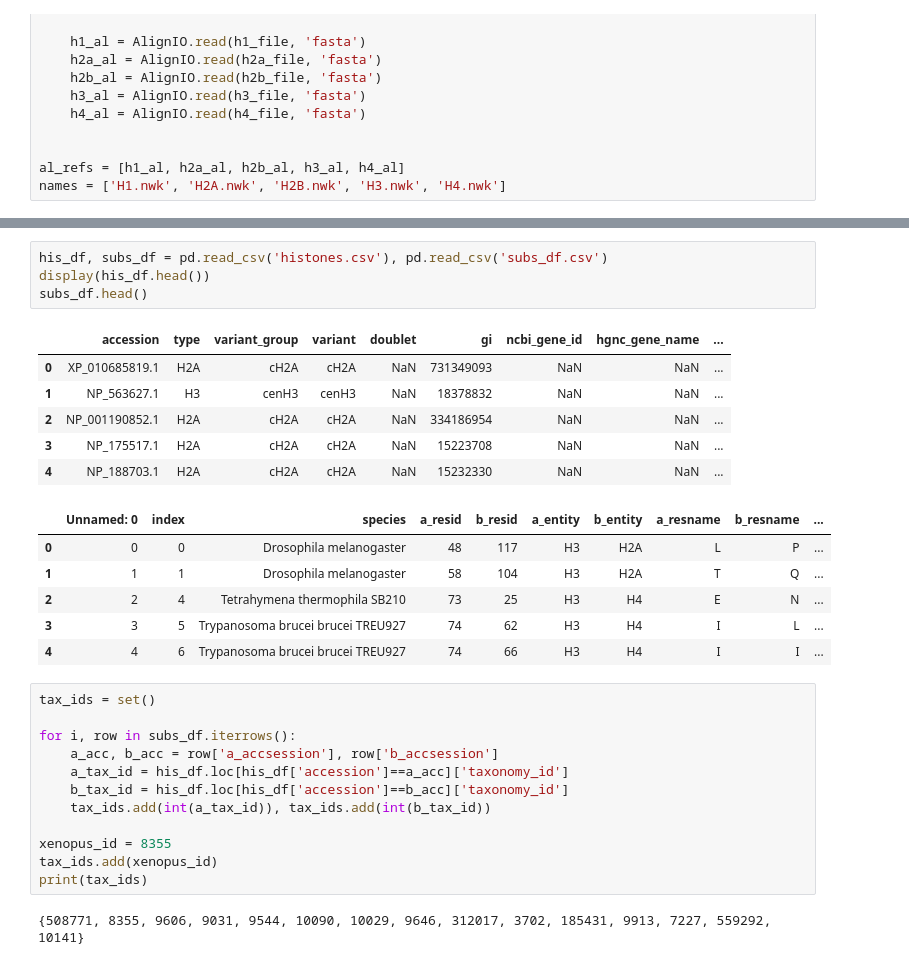
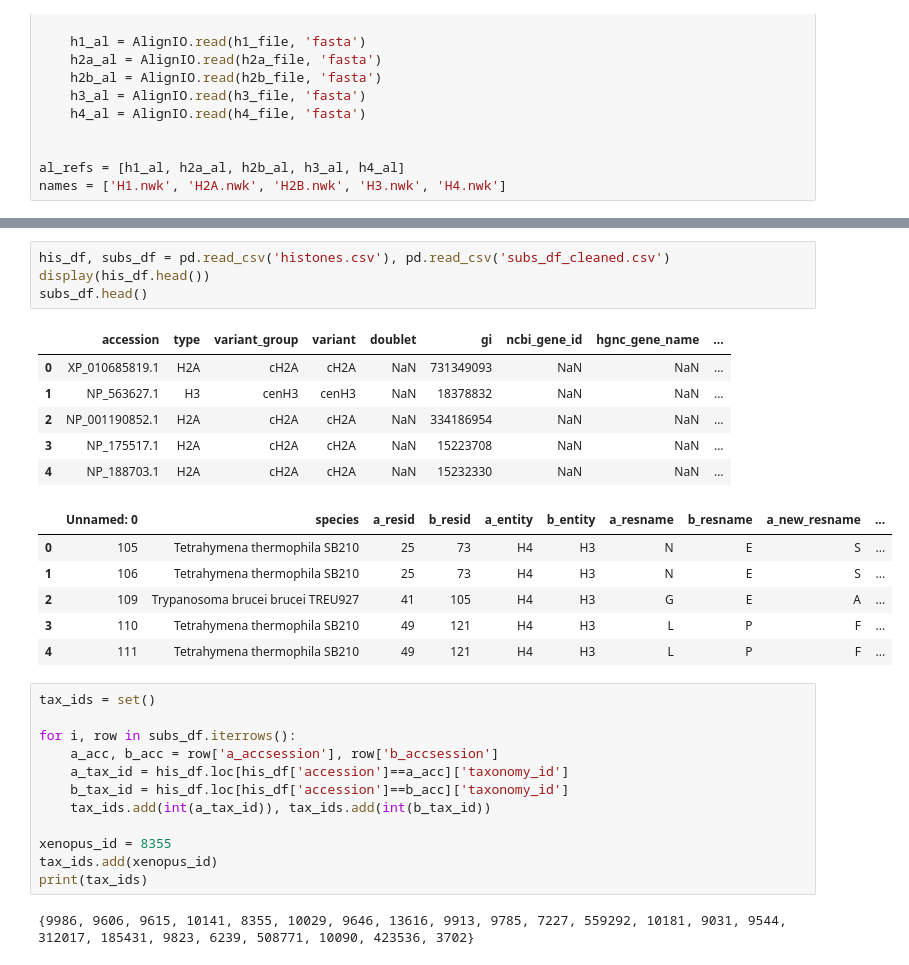
Before and after one commit to d-ryabov-biomsu/bio_practice, a Jupyter notebook: find_coev/make_trees.ipynb, the cells around one changed output, grey strips where cells are left out. Cells and saved outputs as stored; diff of their text form.

```diff
--- a/find_coev/make_trees.ipynb
+++ b/find_coev/make_trees.ipynb
@@ -38,20 +38,20 @@ Warnning: [49] terminal nodes could not be found in the alignment.
 # %%
-his_df, subs_df = pd.read_csv('histones.csv'), pd.read_csv('subs_df.csv')
+his_df, subs_df = pd.read_csv('histones.csv'), pd.read_csv('subs_df_cleaned.csv')
 display(his_df.head())
 subs_df.head()
 # %% [output]
 |  | accession | type | variant_group | variant | doublet | gi | ncbi_gene_id | hgnc_gene_name | ... |
 | 0 | XP_010685819.1 | H2A | cH2A | cH2A | NaN | 731349093 | NaN | NaN | ... |
 | 1 | NP_563627.1 | H3 | cenH3 | cenH3 | NaN | 18378832 | NaN | NaN | ... |
 | 2 | NP_001190852.1 | H2A | cH2A | cH2A | NaN | 334186954 | NaN | NaN | ... |
 | 3 | NP_175517.1 | H2A | cH2A | cH2A | NaN | 15223708 | NaN | NaN | ... |
 | 4 | NP_188703.1 | H2A | cH2A | cH2A | NaN | 15232330 | NaN | NaN | ... |
-|  | Unnamed: 0 | index | species | a_resid | b_resid | a_entity | b_entity | a_resname | b_resname | ... |
-| 0 | 0 | 0 | Drosophila melanogaster | 48 | 117 | H3 | H2A | L | P | ... |
-| 1 | 1 | 1 | Drosophila melanogaster | 58 | 104 | H3 | H2A | T | Q | ... |
-| 2 | 2 | 4 | Tetrahymena thermophila SB210 | 73 | 25 | H3 | H4 | E | N | ... |
-| 3 | 3 | 5 | Trypanosoma brucei brucei TREU927 | 74 | 62 | H3 | H4 | I | L | ... |
-| 4 | 4 | 6 | Trypanosoma brucei brucei TREU927 | 74 | 66 | H3 | H4 | I | I | ... |
+|  | Unnamed: 0 | species | a_resid | b_resid | a_entity | b_entity | a_resname | b_resname | a_new_resname | ... |
+| 0 | 105 | Tetrahymena thermophila SB210 | 25 | 73 | H4 | H3 | N | E | S | ... |
+| 1 | 106 | Tetrahymena thermophila SB210 | 25 | 73 | H4 | H3 | N | E | S | ... |
+| 2 | 109 | Trypanosoma brucei brucei TREU927 | 41 | 105 | H4 | H3 | G | E | A | ... |
+| 3 | 110 | Tetrahymena thermophila SB210 | 49 | 121 | H4 | H3 | L | P | F | ... |
+| 4 | 111 | Tetrahymena thermophila SB210 | 49 | 121 | H4 | H3 | L | P | F | ... |
 # %%
 tax_ids = set()
 
@@ -65,7 +65,7 @@ xenopus_id = 8355
 tax_ids.add(xenopus_id)
 print(tax_ids)
 # %% [output]
-{508771, 8355, 9606, 9031, 9544, 10090, 10029, 9646, 312017, 3702, 185431, 9913, 7227, 559292, 10141}
+{9986, 9606, 9615, 10141, 8355, 10029, 9646, 13616, 9913, 9785, 7227, 559292, 10181, 9031, 9544, 312017, 185431, 9823, 6239, 508771, 10090, 423536, 3702}
 # %%
 ncbi = NCBITaxa()
 
```
Also changed, not shown: parts of 8 cells of this notebook, 1 other file.
